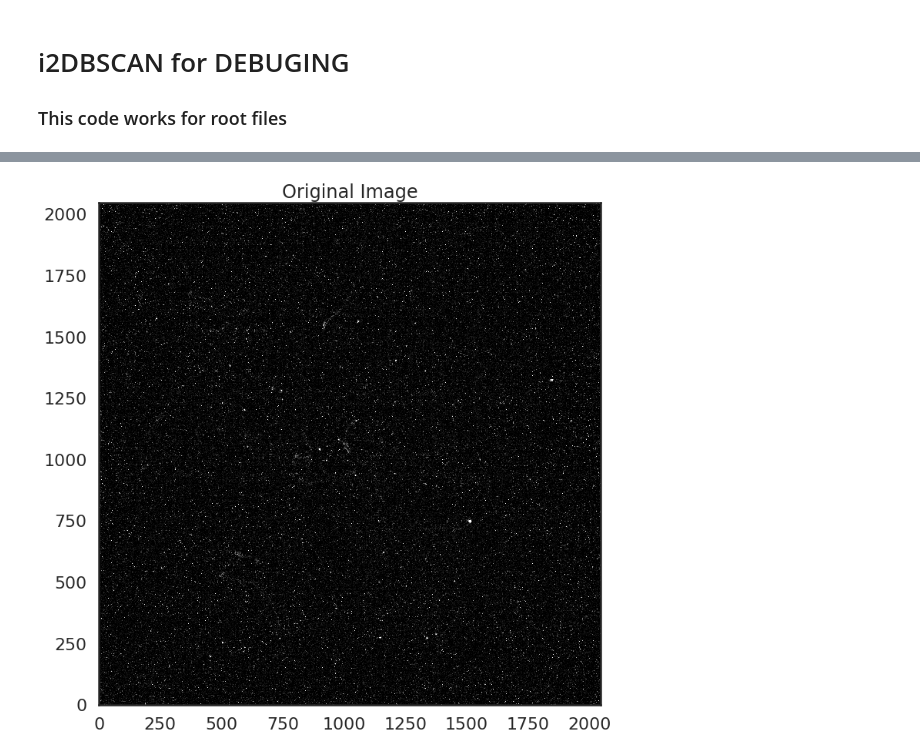
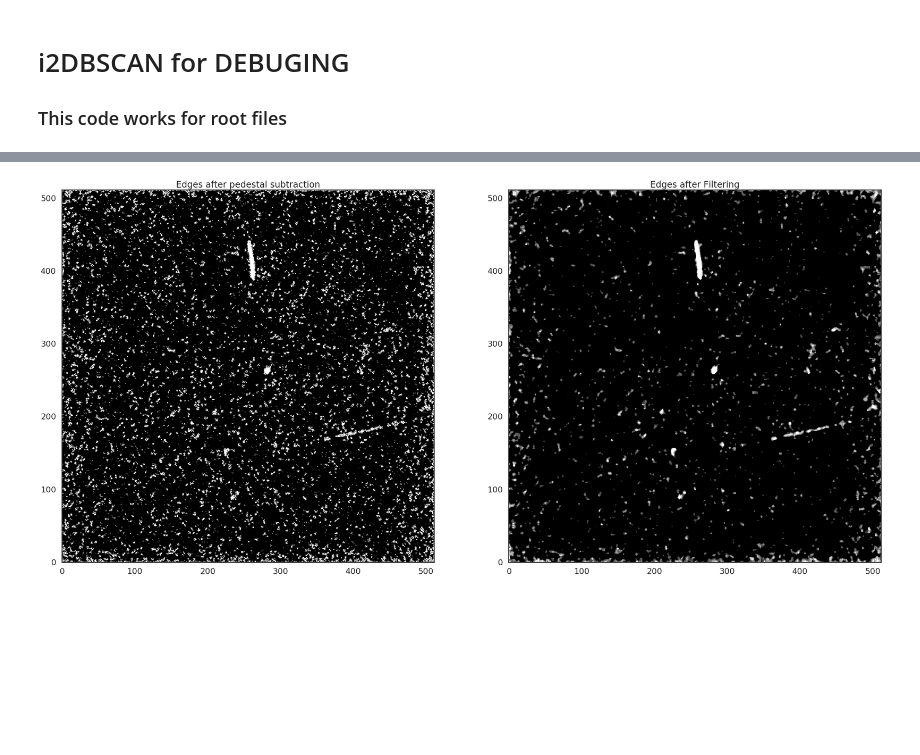
Before and after one commit to pietro14/reconstruction, a Jupyter notebook: debug_code/i2BSCAN_DEBUG.ipynb, the cells around one changed output, grey strips where cells are left out. Drawn from its saved outputs; the diff is of its cells as text; code cells hidden in the pictures; blank space fills up the shorter version.

Commit message:
Contours changed and Filtering add

```diff
--- a/debug_code/i2BSCAN_DEBUG.ipynb
+++ b/debug_code/i2BSCAN_DEBUG.ipynb
@@ -36,6 +60,8 @@ from scipy.spatial import distance
 from sklearn.cluster import DBSCAN
 from sklearn import metrics
 from IPython.display import set_matplotlib_formats
+from scipy.ndimage import gaussian_filter, median_filter
+
 
 %matplotlib inline
 ## Setting plotting parameters
@@ -52,9 +78,9 @@ figsizeY  = 12
 
 ## Setting Debug Flags
 
-flag_full_image     = 1
+flag_full_image     = 0
 flag_rebin_image    = 0
-flag_edges_image    = 0
+flag_edges_image    = 1
 flag_first_it       = 0
 flag_second_it      = 0
 flag_third_it       = 0
@@ -66,7 +92,7 @@ flag_plot_noise     = 1
 
 rescale     = 512
 cimax       = 200
-nsigma      = 2        # numero di sigma sopra il piedistallo
+nsigma      = 2.3        # numero di sigma sopra il piedistallo
 
 ## Setting i2DBSCAN parameters
 
@@ -76,20 +102,20 @@ tip           = '3D'               # 3D
 scale = 4
 
 if tip == '3D':
-    vector_eps         =  [ 1,   2,  3.2,  5] #[ 3,    5,  7,  9]   #[2.26, 3, 3.5, 4]     #[2, 3, 3.5, 4]      #FOR FNG    #[2.26, 3.5, 2.8, 6]
-    vector_min_samples =  [5, 100, 40, 50]#[30,  200,  100, 100] #[30,  150,  80, 40]   #[30,  55,  28, 13]    #[3,  55,  28, 13]            # [2, 30, 6, 2]
+    vector_eps         =  [1,   2.5,  5.8,  4]    #[ 3,    5,  7,  9]   #[2.26, 3, 3.5, 4]     #[2, 3, 3.5, 4]      #FOR FNG    #[2.26, 3.5, 2.8, 6]
+    vector_min_samples =  [1, 104, 30, 20]         #[30,  200,  100, 100] #[30,  150,  80, 40]   #[30,  55,  28, 13]    #[3,  55,  28, 13]            # [2, 30, 6, 2]
     #vector_eps         = list(np.array(vector_eps, dtype=float)/scale)
     #vector_min_samples = list(np.array(vector_min_samples, dtype=float)/scale)
 else:
-    vector_eps         = [2, 2.9, 3.2, 4]
-    vector_min_samples = [3,  18,  17, 7]
+    vector_eps         = [1, 2.9, 3.2, 4]
+    vector_min_samples = [4,  18,  17, 7]
 
-cuts = [4500, 100]                # the cut on the length of the track for iteration 1 and 2
+cuts = [1500, 400]                # the cut on the length of the track for iteration 1 and 2
 cuts = list(np.array(cuts, dtype=float)/scale)
 
 ## File folder
-evt               = '00016'#'00016'         # Use always FIVE caracters
-numrun            = '00723'#'00724'         # Use always FIVE caracters
+evt               = '00013'#'00016'         # Use always FIVE caracters
+numrun            = '00738'#'00724'         # Use always FIVE caracters
 formattype        = 'h5'            # If the root files comes from h5 conversion use = 'h5'
 filedir           = '../'   # Folder where the root file is placed
 peddir            = '../pedestals/'   # Folder where the pedestal file is placed
@@ -118,6 +144,12 @@ if flag_full_image == 1:
     fig = plt.figure(figsize=(figsizeX, figsizeY))
     plt.imshow(image,cmap=cmapcolor, vmin=vmin,vmax=vmax,origin='lower' )
     plt.title("Original Image")
+    plt.colorbar()
+
+    fig = plt.figure(figsize=(figsizeX, figsizeY))
+    plt.imshow(image,cmap=cmapcolor, vmin=95,vmax=105,origin='lower' )
+    plt.title("Original Image")
+    plt.colorbar()
 
 print('[Image Loaded]')
 
@@ -149,12 +181,14 @@ img_fr_zs  = zsfullres(img_fr_sub,s_image,nsigma=nsigma)
 print('[Pedestal Loaded]')
 
 # Subtracting Pedestal from Image
-rebin_image     = tl.rebin(image, (rescale, rescale))         # Rebining the full resolution image
-#edges           = (rebin_image > rebin_th_image) & (rebin_image < cimax)
-#points          = np.array(np.nonzero(edges)).T.astype(int)
+rebin_image     = tl.rebin(image, (rescale, rescale))
 
 edges  = tl.rebin(img_fr_zs,(rescale, rescale))
-points = np.array(np.nonzero(np.round(edges))).astype(int).T
+edges = noisereductor(edges,rescale)
+edcopy = edges.copy()
+edcopyMedian = median_filter(edcopy, size=4)
+
+points = np.array(np.nonzero(np.round(edcopyMedian))).astype(int).T
 lp = points.shape[0]
 
 
@@ -164,9 +198,15 @@ if flag_rebin_image == 1:
     plt.title("Rebinned Image")
 
 if flag_edges_image == 1:
-    fig = plt.figure(figsize=(figsizeX, figsizeY))
-    plt.imshow(edges, cmap=cmapcolor, vmin=0, vmax=1, origin='lower' )
-    plt.title("Edges Image")
+#     fig = plt.figure(figsize=(figsizeX, figsizeY))
+#     plt.imshow(edges, cmap=cmapcolor, vmin=0, vmax=1, origin='lower' )
+#     plt.title("Edges Image")
+    f,ax = plt.subplots(1,2,figsize=(40,20))
+    ax[0].imshow(edges, cmap=cmapcolor, vmin=0, vmax=1, origin='lower' )
+    ax[0].set_title('Edges after pedestal subtraction')
+    ax[1].imshow(edcopyMedian, cmap=cmapcolor, vmin=0, vmax=1, origin='lower' )
+    ax[1].set_title('Edges after Filtering')
+
 
 print('[Edges Calculated]')
 
@@ -237,8 +277,10 @@ if flag_first_it == 1:
         ybox = clu[j][:,0]
         xbox = clu[j][:,1]
 
-        xri,yri = tl.getContours(xbox,ybox)
-        plt.plot(xri,yri, '-r',linewidth=2)
+        if (len(ybox) > 0) and (len(xbox) > 0):
+            contours = findedges(ybox,xbox,rescale)
+            for n, contour in enumerate(contours):
+                plt.plot(contour[:, 1],contour[:, 0], '-r',linewidth=2.5)
 
 if flag_second_it == 1:
     print('[Plotting 2nd iteration]')
@@ -254,8 +296,10 @@ if flag_second_it == 1:
         ybox = clu[j][:,0]
         xbox = clu[j][:,1]
 
-        xri,yri = tl.getContours(xbox,ybox)
-        plt.plot(xri,yri, '-b',linewidth=2)
+        if (len(ybox) > 0) and (len(xbox) > 0):
+            contours = findedges(ybox,xbox,rescale)
+            for n, contour in enumerate(contours):
+                plt.plot(contour[:, 1],contour[:, 0], '-b',linewidth=2.5)
 
 if flag_third_it == 1:
     print('[Plotting 3rd iteration]')
@@ -272,8 +316,9 @@ if flag_third_it == 1:
         xbox = clu[j][:,1]
 
         if (len(ybox) > 0) and (len(xbox) > 0):
-            xri,yri = tl.getContours(xbox,ybox)
-            plt.plot(xri,yri, '-y',linewidth=2)
+            contours = findedges(ybox,xbox,rescale)
+            for n, contour in enumerate(contours):
+                plt.plot(contour[:, 1],contour[:, 0], '-y',linewidth=2.5)
 
 if flag_all_it == 1:
     print('[Plotting ALL iteration]')
@@ -290,8 +335,9 @@ if flag_all_it == 1:
         xbox = clu[j][:,1]
 
         if (len(ybox) > 0) and (len(xbox) > 0):
-            xri,yri = tl.getContours(xbox,ybox)
-            line, = plt.plot(xri,yri, '-r',linewidth=2)
+            contours = findedges(ybox,xbox,rescale)
+            for n, contour in enumerate(contours):
+                line, = plt.plot(contour[:, 1],contour[:, 0], '-r',linewidth=2.5)
             if j == 0:
                 line.set_label('1st Iteration')
 
@@ -303,8 +349,9 @@ if flag_all_it == 1:
         xbox = clu[j][:,1]
 
         if (len(ybox) > 0) and (len(xbox) > 0):
-            xri,yri = tl.getContours(xbox,ybox)
-            line, = plt.plot(xri,yri, '-b',linewidth=2)
+            contours = findedges(ybox,xbox,rescale)
+            for n, contour in enumerate(contours):
+                line, = plt.plot(contour[:, 1],contour[:, 0], '-b',linewidth=2.5)
             if j == 0:
                 line.set_label('2nd Iteration')
 
@@ -316,10 +363,11 @@ if flag_all_it == 1:
         xbox = clu[j][:,1]
 
         if (len(ybox) > 0) and (len(xbox) > 0):
-            xri,yri = tl.getContours(xbox,ybox)
-            line, = plt.plot(xri,yri, '-y',linewidth=2)
+            contours = findedges(ybox,xbox,rescale)
+            for n, contour in enumerate(contours):
+                line, = plt.plot(contour[:, 1],contour[:, 0], '-y',linewidth=2.5)
             if j == 0:
                 line.set_label('3rd Iteration')
-    plt.legend()
+    plt.legend(loc='upper left')
     #plt.axis([175, 190, 275, 295])
 # %% [output]
@@ -338,2 +386,2 @@ Clusters found in iteration 3: 3
 [Plotting ALL iteration]
-[figure, old version]
+[figure, new version]
```
Also changed, not shown: parts of 2 cells of this notebook, 4 other files.
